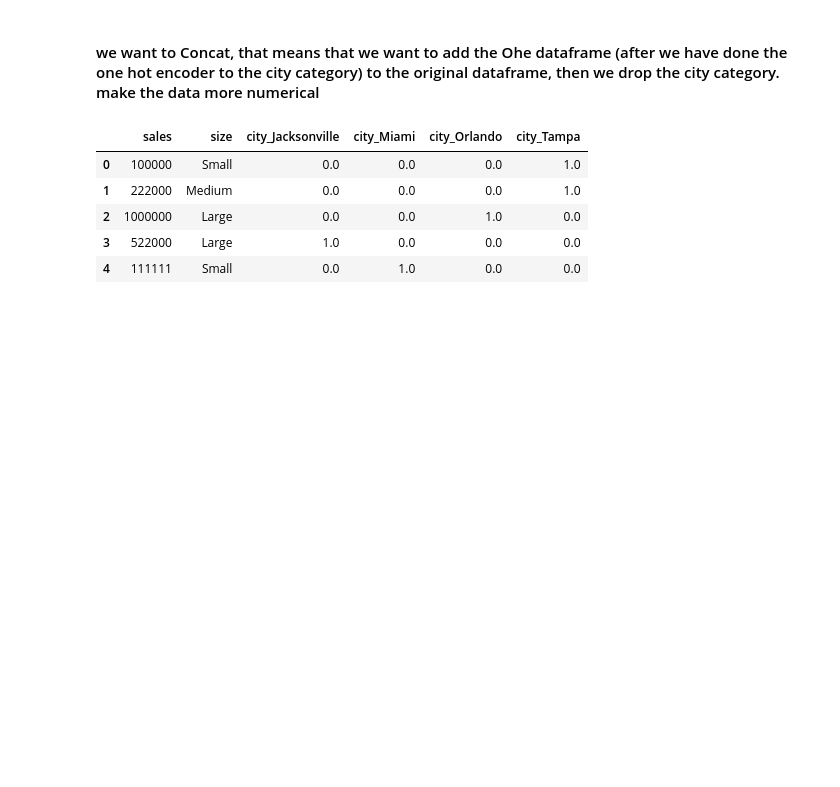
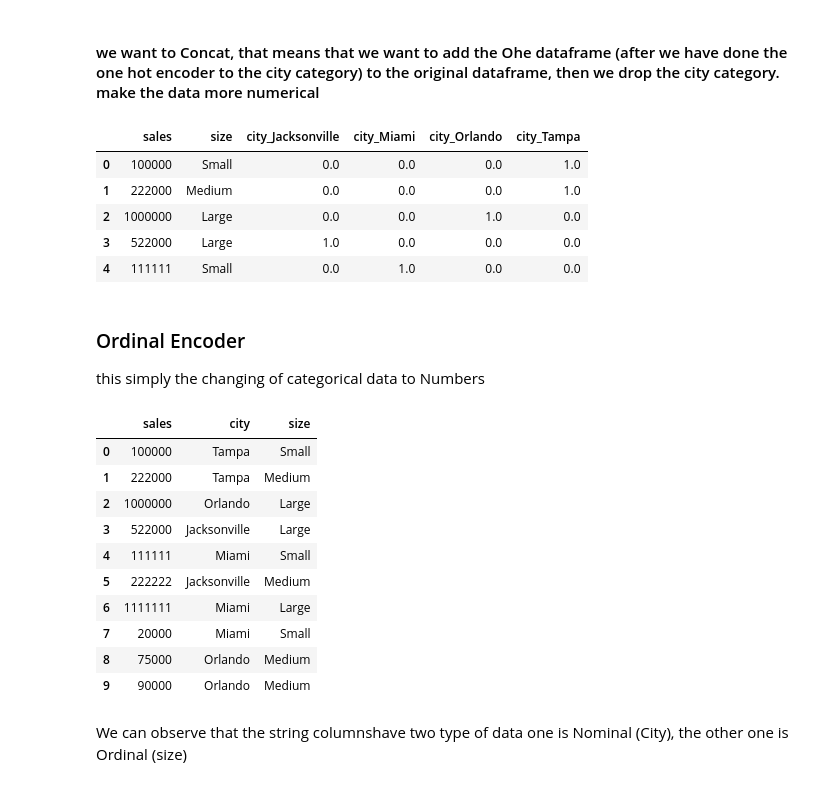
Before and after one commit to LegendSeyi/AI-tutorial-practice, a Jupyter notebook: train_test_split.ipynb, the cells around one changed output. Saved outputs shown, nothing was run; the diff lists cells and outputs as text; code cells hidden in the pictures; blank space fills up the shorter version.

```diff
--- a/train_test_split.ipynb
+++ b/train_test_split.ipynb
@@ -348,3 +348,31 @@ df.head()
 | 2 | 1000000 | Large | 0.0 | 0.0 | 1.0 | 0.0 |
 | 3 | 522000 | Large | 1.0 | 0.0 | 0.0 | 0.0 |
 | 4 | 111111 | Small | 0.0 | 1.0 | 0.0 | 0.0 |
+# %% [markdown]
+### Ordinal Encoder
+
+this simply the changing of categorical data to Numbers
+# %%
+## create a dataset to demonstrate the code and process
+d = {'sales': [100000,222000,1000000,522000,111111,222222,1111111,20000,75000,90000,1000000,10000],
+'city': ['Tampa','Tampa','Orlando','Jacksonville','Miami','Jacksonville','Miami','Miami','Orlando','Orlando','Orlando','Orlando'],
+'size': ['Small', 'Medium','Large','Large','Small','Medium','Large','Small','Medium','Medium','Medium','Small',]}
+# %%
+d = pd.DataFrame(d)
+# %%
+d.head(10)
+# %% [output]
+|  | sales | city | size |
+| 0 | 100000 | Tampa | Small |
+| 1 | 222000 | Tampa | Medium |
+| 2 | 1000000 | Orlando | Large |
+| 3 | 522000 | Jacksonville | Large |
+| 4 | 111111 | Miami | Small |
+| 5 | 222222 | Jacksonville | Medium |
+| 6 | 1111111 | Miami | Large |
+| 7 | 20000 | Miami | Small |
+| 8 | 75000 | Orlando | Medium |
+| 9 | 90000 | Orlando | Medium |
+# %% [markdown]
+We can observe that the string columnshave two type of data
+one is Nominal (City), the other one is Ordinal (size)
```
